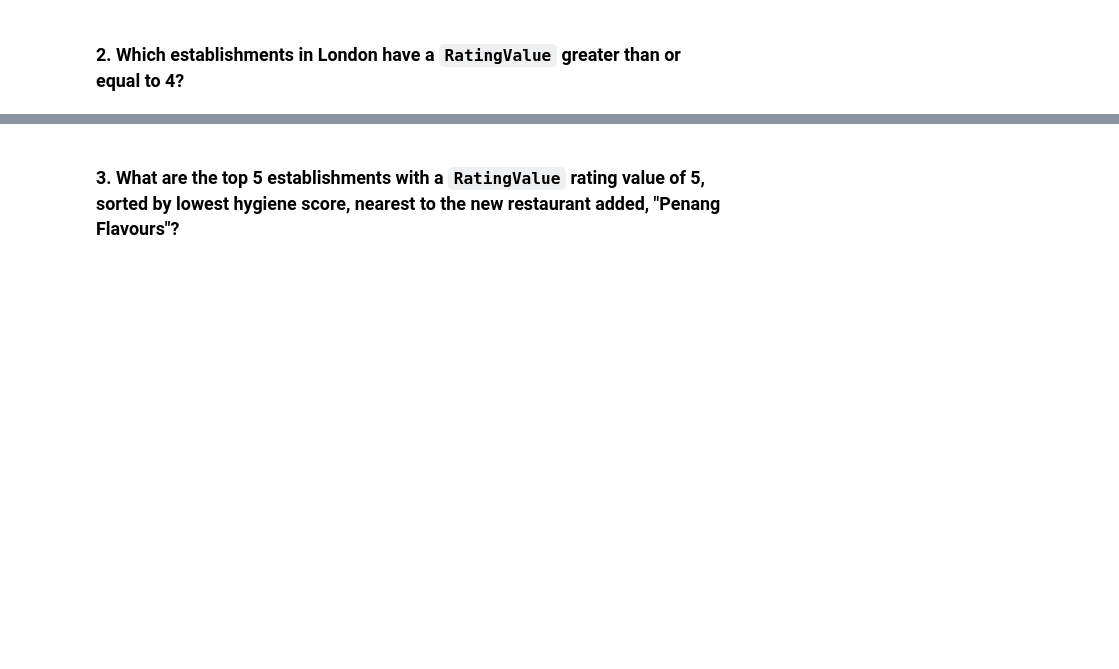
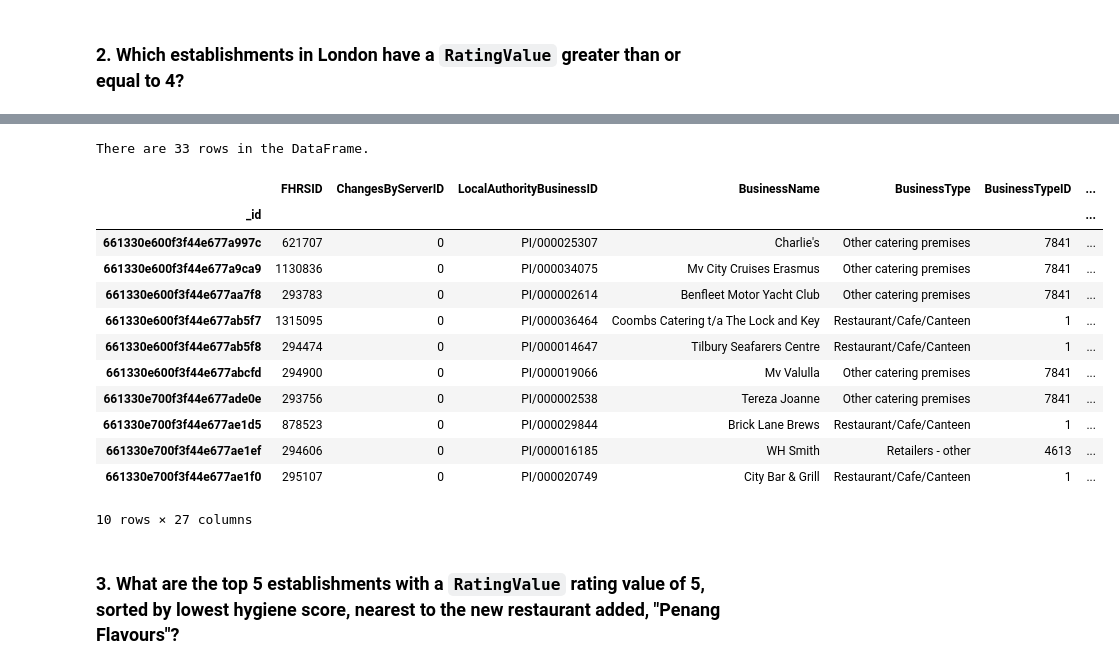
Before and after one commit to smepps1989/nosql-challenge, a Jupyter notebook: NoSQL_analysis_starter.ipynb, the cells around one changed output, grey strips where cells are left out. Cells and saved outputs as stored; diff of their text form; code cells hidden in the pictures; blank space fills up the shorter version.

```diff
--- a/NoSQL_analysis_starter.ipynb
+++ b/NoSQL_analysis_starter.ipynb
@@ -87,8 +106,10 @@ There are 41 documents that have a hygiene score of 20.
 ### 2. Which establishments in London have a `RatingValue` greater than or equal to 4?
 # %%
 # Find the establishments with London as the Local Authority and has a RatingValue greater than or equal to 4.
-query =
+london_query = {"LocalAuthorityName" : {"$regex" : "London"}, "RatingValue" : {"$gte" : 4}}
 
 # Use count_documents to display the number of documents in the result
+print(f"There are {establishments.count_documents(london_query)} that have London as the Local Authority and also a rating of 4 or more.")
 
 # Display the first document in the results using pprint
+pprint(establishments.find_one(london_query))
@@ -95,9 +134,28 @@ query =
 # %%
 # Convert the result to a Pandas DataFrame
-
+london = establishments.find(london_query)
+london_df = pd.DataFrame(list(london))
+london_df.set_index("_id", inplace=True)
 # Display the number of rows in the DataFrame
+print(f"There are {len(london_df)} rows in the DataFrame.")
 
 # Display the first 10 rows of the DataFrame
+london_df.head(10)
+# %% [output]
+There are 33 rows in the DataFrame.
+|  | FHRSID | ChangesByServerID | LocalAuthorityBusinessID | BusinessName | BusinessType | BusinessTypeID | ... |
+| _id |  |  |  |  |  |  | ... |
+| 661330e600f3f44e677a997c | 621707 | 0 | PI/000025307 | Charlie's | Other catering premises | 7841 | ... |
+| 661330e600f3f44e677a9ca9 | 1130836 | 0 | PI/000034075 | Mv City Cruises Erasmus | Other catering premises | 7841 | ... |
+| 661330e600f3f44e677aa7f8 | 293783 | 0 | PI/000002614 | Benfleet Motor Yacht Club | Other catering premises | 7841 | ... |
+| 661330e600f3f44e677ab5f7 | 1315095 | 0 | PI/000036464 | Coombs Catering t/a The Lock and Key | Restaurant/Cafe/Canteen | 1 | ... |
+| 661330e600f3f44e677ab5f8 | 294474 | 0 | PI/000014647 | Tilbury Seafarers Centre | Restaurant/Cafe/Canteen | 1 | ... |
+| 661330e600f3f44e677abcfd | 294900 | 0 | PI/000019066 | Mv Valulla | Other catering premises | 7841 | ... |
+| 661330e700f3f44e677ade0e | 293756 | 0 | PI/000002538 | Tereza Joanne | Other catering premises | 7841 | ... |
+| 661330e700f3f44e677ae1d5 | 878523 | 0 | PI/000029844 | Brick Lane Brews | Restaurant/Cafe/Canteen | 1 | ... |
+| 661330e700f3f44e677ae1ef | 294606 | 0 | PI/000016185 | WH Smith | Retailers - other | 4613 | ... |
+| 661330e700f3f44e677ae1f0 | 295107 | 0 | PI/000020749 | City Bar & Grill | Restaurant/Cafe/Canteen | 1 | ... |
+10 rows × 27 columns
 # %% [markdown]
 ### 3. What are the top 5 establishments with a `RatingValue` rating value of 5, sorted by lowest hygiene score, nearest to the new restaurant added, "Penang Flavours"?
 # %%
```
Also changed, not shown: parts of 3 cells of this notebook.
